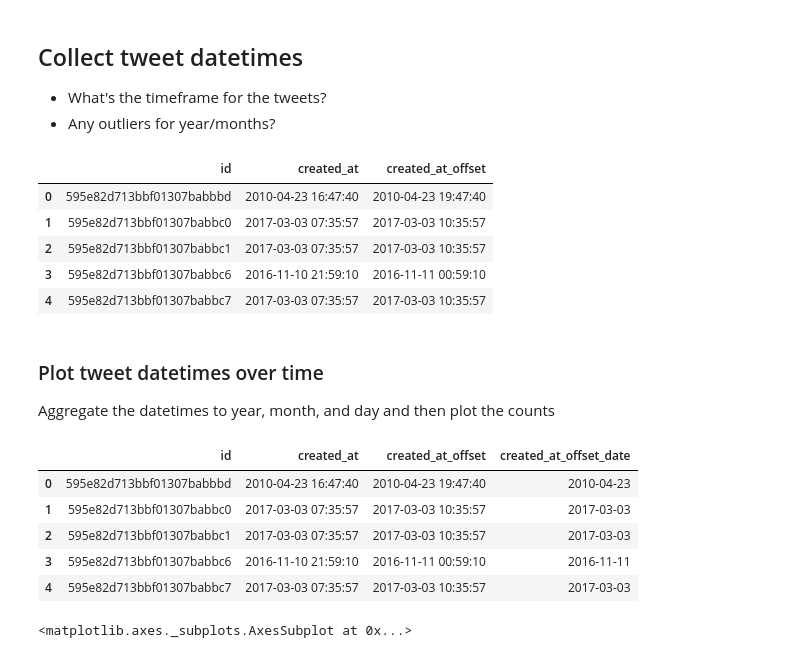
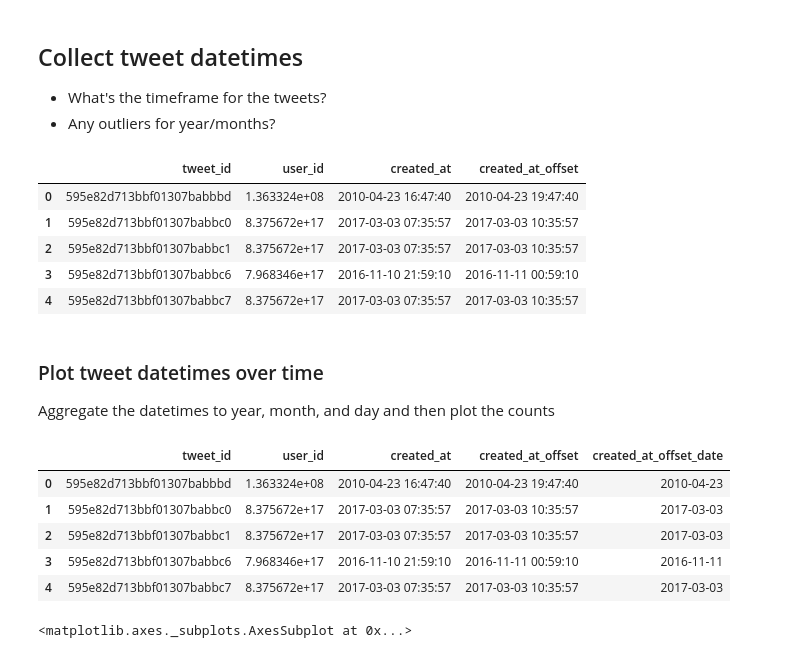
Before and after one commit to adamstueckrath/SyriaProject, a Jupyter notebook: web_scrapers/twitter_data_analysis.ipynb, the cells around one changed output. Drawn from its saved outputs; the diff is of its cells as text; code cells hidden in the pictures.

```diff
--- a/web_scrapers/twitter_data_analysis.ipynb
+++ b/web_scrapers/twitter_data_analysis.ipynb
@@ -30,5 +29,11 @@ from collections import Counter
 %matplotlib inline
 import matplotlib.pyplot as plt
 # %%
-# set file path for tweets dataset
-tweet_json_path = '/Users/adamstueckrath/Desktop/twitter_data/tweets/tweets.json'
+# set directory path data
+twitter_data_dir = pathlib.Path('/Users/adamstueckrath/Desktop/twitter_data/')
+
+# set tweets_json_path path
+tweets_json_path = twitter_data_dir / 'tweets' / 'tweets.json'
+
+# print tweets paths
+print(tweets_json_path)
@@ -322,32 +348,39 @@ with open(tweet_dates, mode='w') as csv_file:
+# %%
+# set dates_path
+tweets_no_retweets_dates_path = twitter_data_dir / 'tweets_no_retweets' / 'tweets_no_retweets_dates.csv'
+
+# write tweets datetimes to csv file
+# tweets_datetime_csv(tweets_no_retweets_json_path, tweets_no_retweets_dates_path)
 # %%
 # load tweet dates into dataframe from csv file
-tweet_dates_df = pandas.read_csv(tweet_dates_csv, sep=',', delimiter=None,
-                                 header=None, names=['id','created_at','created_at_offset'],
+tweet_dates_df = pandas.read_csv(tweets_no_retweets_dates_path,
+                                 sep=',', delimiter=None, header=None,
+                                 names=['tweet_id','user_id','created_at','created_at_offset'],
                                  parse_dates=['created_at', 'created_at_offset'])
 tweet_dates_df.head()
 # %% [output]
-|  | id | created_at | created_at_offset |
-| 0 | 595e82d713bbf01307babbbd | 2010-04-23 16:47:40 | 2010-04-23 19:47:40 |
-| 1 | 595e82d713bbf01307babbc0 | 2017-03-03 07:35:57 | 2017-03-03 10:35:57 |
-| 2 | 595e82d713bbf01307babbc1 | 2017-03-03 07:35:57 | 2017-03-03 10:35:57 |
-| 3 | 595e82d713bbf01307babbc6 | 2016-11-10 21:59:10 | 2016-11-11 00:59:10 |
-| 4 | 595e82d713bbf01307babbc7 | 2017-03-03 07:35:57 | 2017-03-03 10:35:57 |
+|  | tweet_id | user_id | created_at | created_at_offset |
+| 0 | 595e82d713bbf01307babbbd | 1.363324e+08 | 2010-04-23 16:47:40 | 2010-04-23 19:47:40 |
+| 1 | 595e82d713bbf01307babbc0 | 8.375672e+17 | 2017-03-03 07:35:57 | 2017-03-03 10:35:57 |
+| 2 | 595e82d713bbf01307babbc1 | 8.375672e+17 | 2017-03-03 07:35:57 | 2017-03-03 10:35:57 |
+| 3 | 595e82d713bbf01307babbc6 | 7.968346e+17 | 2016-11-10 21:59:10 | 2016-11-11 00:59:10 |
+| 4 | 595e82d713bbf01307babbc7 | 8.375672e+17 | 2017-03-03 07:35:57 | 2017-03-03 10:35:57 |
 # %% [markdown]
 ### Plot tweet datetimes over time
 Aggregate the datetimes to year, month, and day and then plot the counts
 # %%
 # remove time from created_at_offset and create new column
-tweet_dates_df['created_at_offset_date'] = tweet_dates_df["created_at_offset"].apply(lambda tweet_date:
-                                                                                     datetime.datetime(year=tweet_date.year,
-                                                                                                       month=tweet_date.month,
-                                                                                                       day=tweet_date.day))
+tweet_dates_df['created_at_offset_date'] = tweet_dates_df["created_at_offset"]\
+                                           .apply(lambda tweet_date: datetime.datetime(year=tweet_date.year,
+                                                                                        month=tweet_date.month,
+                                                                                        day=tweet_date.day))
 tweet_dates_df.head()
 # %% [output]
-|  | id | created_at | created_at_offset | created_at_offset_date |
-| 0 | 595e82d713bbf01307babbbd | 2010-04-23 16:47:40 | 2010-04-23 19:47:40 | 2010-04-23 |
-| 1 | 595e82d713bbf01307babbc0 | 2017-03-03 07:35:57 | 2017-03-03 10:35:57 | 2017-03-03 |
-| 2 | 595e82d713bbf01307babbc1 | 2017-03-03 07:35:57 | 2017-03-03 10:35:57 | 2017-03-03 |
-| 3 | 595e82d713bbf01307babbc6 | 2016-11-10 21:59:10 | 2016-11-11 00:59:10 | 2016-11-11 |
-| 4 | 595e82d713bbf01307babbc7 | 2017-03-03 07:35:57 | 2017-03-03 10:35:57 | 2017-03-03 |
+|  | tweet_id | user_id | created_at | created_at_offset | created_at_offset_date |
+| 0 | 595e82d713bbf01307babbbd | 1.363324e+08 | 2010-04-23 16:47:40 | 2010-04-23 19:47:40 | 2010-04-23 |
+| 1 | 595e82d713bbf01307babbc0 | 8.375672e+17 | 2017-03-03 07:35:57 | 2017-03-03 10:35:57 | 2017-03-03 |
+| 2 | 595e82d713bbf01307babbc1 | 8.375672e+17 | 2017-03-03 07:35:57 | 2017-03-03 10:35:57 | 2017-03-03 |
+| 3 | 595e82d713bbf01307babbc6 | 7.968346e+17 | 2016-11-10 21:59:10 | 2016-11-11 00:59:10 | 2016-11-11 |
+| 4 | 595e82d713bbf01307babbc7 | 8.375672e+17 | 2017-03-03 07:35:57 | 2017-03-03 10:35:57 | 2017-03-03 |
 # %%
 # group tweet dates and counts and plot over time
```
Also changed, not shown: parts of 30 cells of this notebook.
